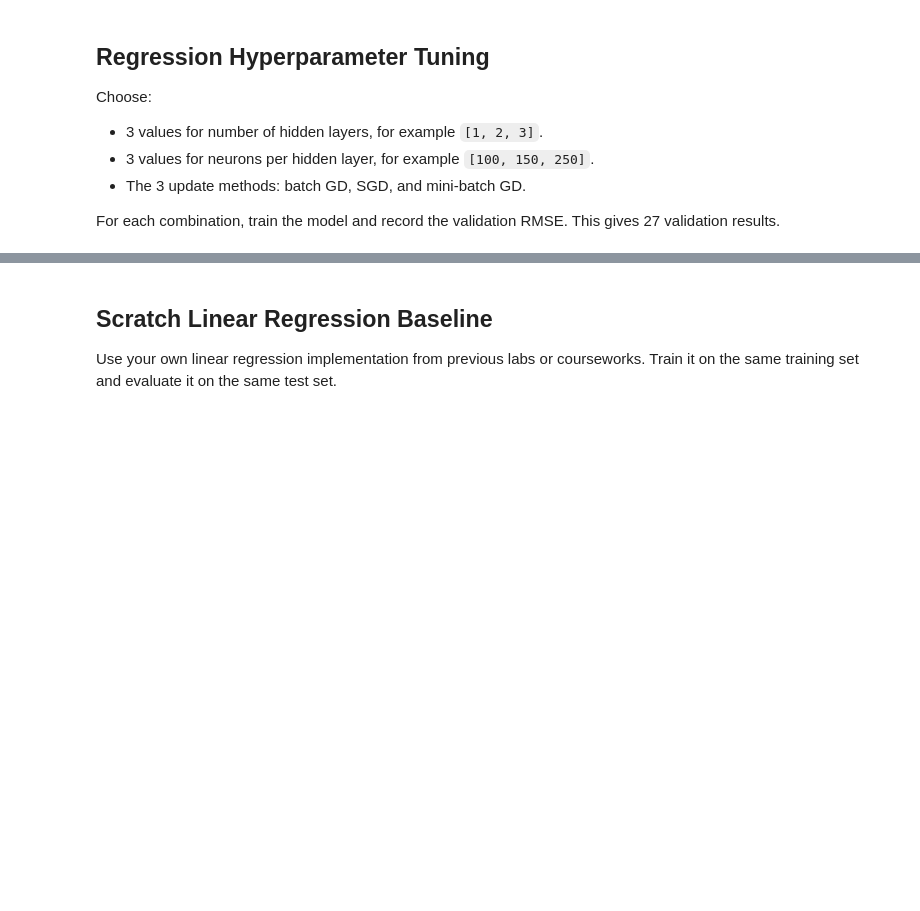
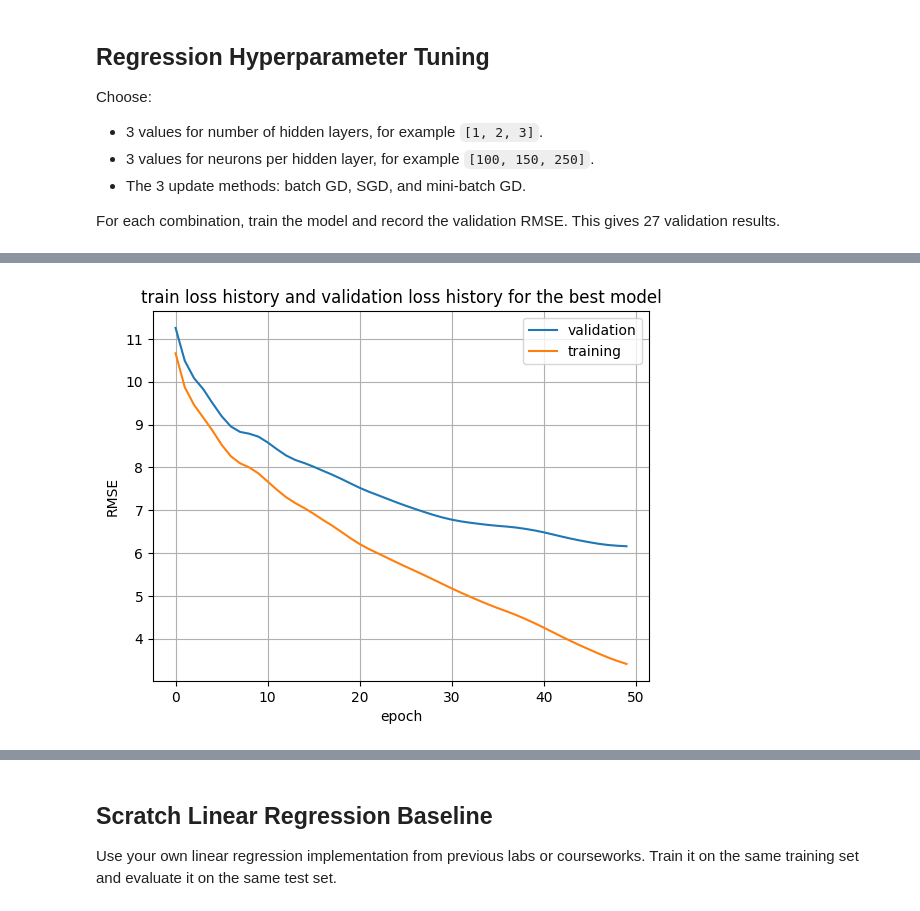
Before and after one commit to jhe-sua/fgv-teaemcd, a Jupyter notebook: tarefa3/810597.ipynb, the cells around one changed output, grey strips where cells are left out. Saved outputs shown, nothing was run; the diff lists cells and outputs as text; code cells hidden in the pictures; blank space fills up the shorter version.

```diff
--- a/tarefa3/810597.ipynb
+++ b/tarefa3/810597.ipynb
@@ -78,9 +78,13 @@ def standardize_from_train(X_train, X_val, X_test):
     return X_train_scaled, X_val_scaled, X_test_scaled, mu, sigma
 
 
-def rmse(y_true, y_pred):
+def rmse(y_true: np.ndarray, y_pred: np.ndarray):
     """Return the root mean squared error."""
     # TODO: implement RMSE with NumPy.
+    if y_true.ndim == 1:
+        y_true = y_true.reshape(-1, 1)
+    if y_pred.ndim == 1:
+        y_pred = y_pred.reshape(-1, 1)
 
     return np.sqrt(np.mean((y_pred - y_true)**2))
 
@@ -300,6 +304,8 @@ class NeuralNetworkRegression:
             y_true (np.ndarray): Target, saida final esperada
         """
         # TODO: implement backpropagation.
+        if y_true.ndim == 1:
+            y_true = y_true.reshape(-1, 1)
 
         num_transformacoes = len(self.weight)
         N = y_true.shape[0] # Numero de instancias
@@ -399,7 +405,7 @@ class NeuralNetworkRegression:
 
                 self.weight = best_weights
 
-                return training_loss, validation_loss
+                return training_loss, validation_loss, each_epoch, best_epoch
 
             case "sgd":
                 for each_epoch in range(epochs):
@@ -493,7 +499,7 @@ class NeuralNetworkRegression:
 
                 self.weight = best_weights
 
-                return training_loss, validation_loss
+                return training_loss, validation_loss, each_epoch, best_epoch
 
     def predict(self, X):
         # TODO: return predictions from the network.
@@ -527,7 +604,16 @@ raise NotImplementedError
 # %%
 # TODO: Plot training and validation loss curves for the selected/best model.
+plt.plot(range(best_stopped_epoch+1), best_val_loss, label="validation")
+plt.plot(range(best_stopped_epoch+1), best_train_loss, label="training")
 
-raise NotImplementedError
+plt.grid()
+plt.xlabel("epoch")
+plt.ylabel("RMSE")
+plt.title("train loss history and validation loss history for the best model")
+plt.legend()
+plt.show()
+# %% [output]
+[figure, added]
 # %%
 # TODO: Produce one validation RMSE heatmap per update method.
 # Rows: number of hidden layers.
```
Also changed, not shown: parts of 2 cells of this notebook.
